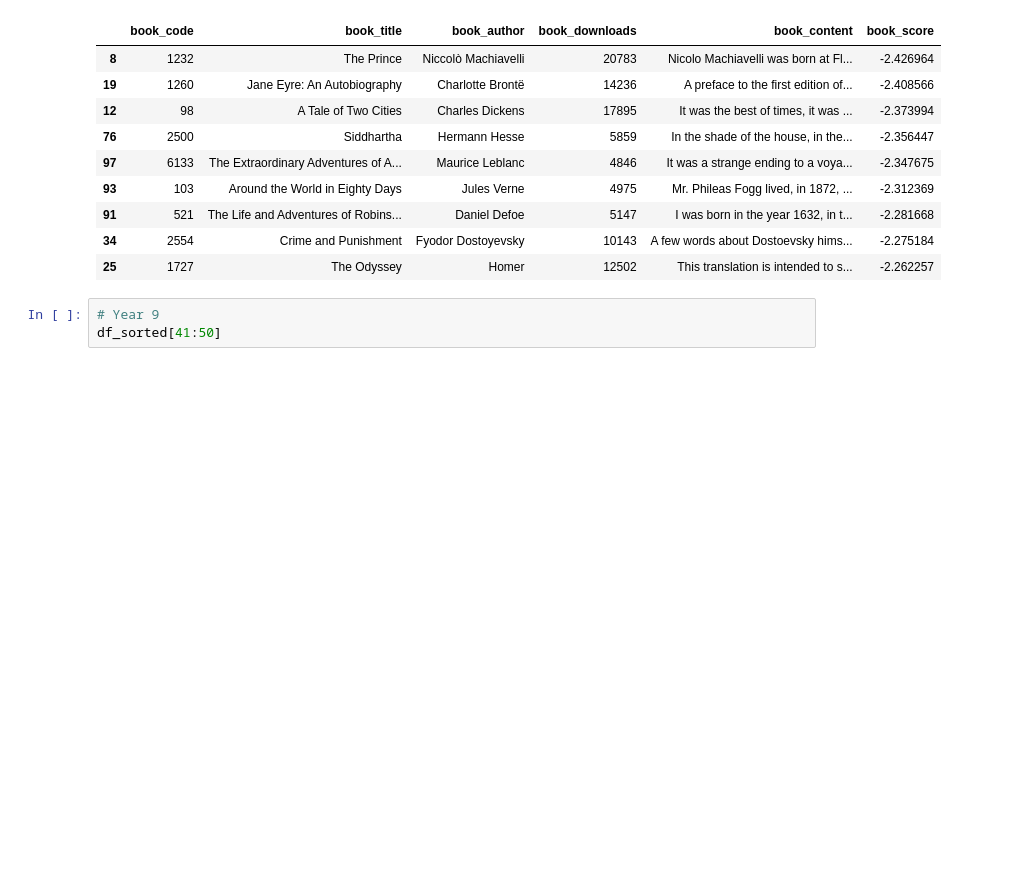
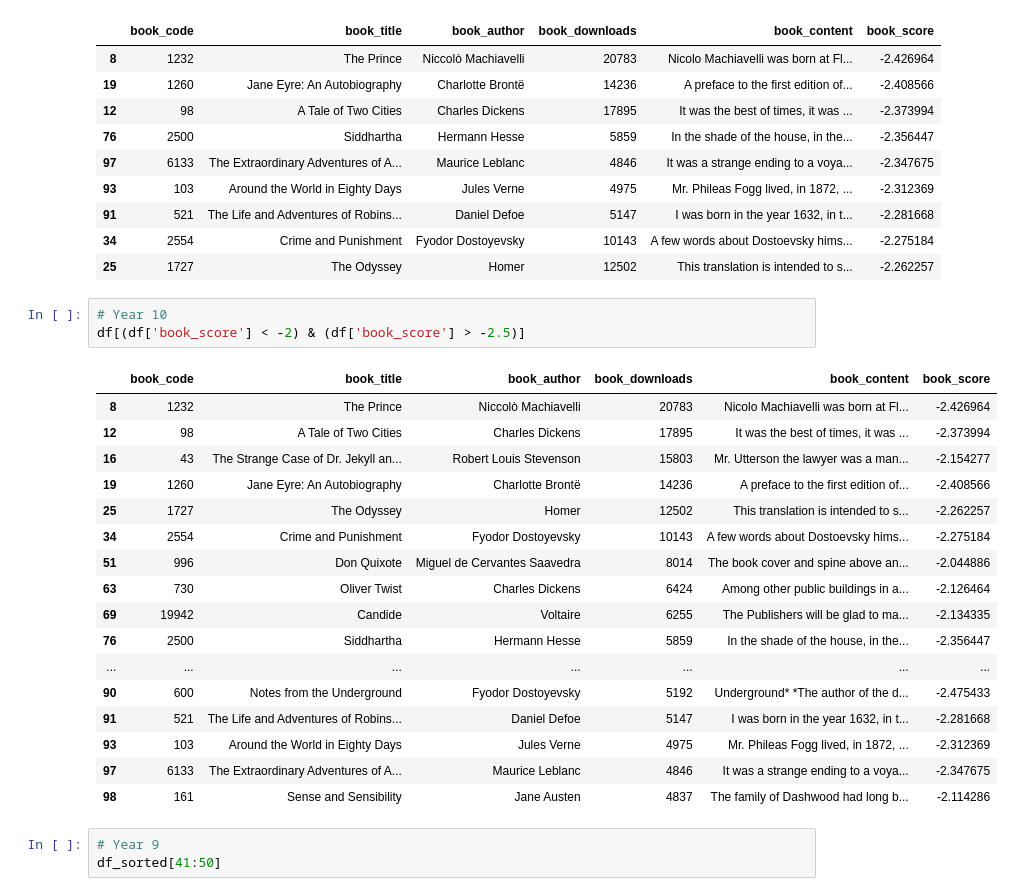
Before and after one commit to Caaarlogan/MSA2021Phase2DataScience, a Jupyter notebook: Top 100 Books Evaluation.ipynb, the cells around one changed output. Drawn from its saved outputs; the diff is of its cells as text; blank space fills up the shorter version.

```diff
--- a/Top 100 Books Evaluation.ipynb
+++ b/Top 100 Books Evaluation.ipynb
@@ -146,6 +201,27 @@ df_sorted[31:40]
 | 91 | 521 | The Life and Adventures of Robins... | Daniel Defoe | 5147 | I was born in the year 1632, in t... | -2.281668 |
 | 34 | 2554 | Crime and Punishment | Fyodor Dostoyevsky | 10143 | A few words about Dostoevsky hims... | -2.275184 |
 | 25 | 1727 | The Odyssey | Homer | 12502 | This translation is intended to s... | -2.262257 |
+# %%
+# Year 10
+df[(df['book_score'] < -2) & (df['book_score'] > -2.5)]
+# %% [output]
+|  | book_code | book_title | book_author | book_downloads | book_content | book_score |
+| 8 | 1232 | The Prince | Niccolò Machiavelli | 20783 | Nicolo Machiavelli was born at Fl... | -2.426964 |
+| 12 | 98 | A Tale of Two Cities | Charles Dickens | 17895 | It was the best of times, it was ... | -2.373994 |
+| 16 | 43 | The Strange Case of Dr. Jekyll an... | Robert Louis Stevenson | 15803 | Mr. Utterson the lawyer was a man... | -2.154277 |
+| 19 | 1260 | Jane Eyre: An Autobiography | Charlotte Brontë | 14236 | A preface to the first edition of... | -2.408566 |
+| 25 | 1727 | The Odyssey | Homer | 12502 | This translation is intended to s... | -2.262257 |
+| 34 | 2554 | Crime and Punishment | Fyodor Dostoyevsky | 10143 | A few words about Dostoevsky hims... | -2.275184 |
+| 51 | 996 | Don Quixote | Miguel de Cervantes Saavedra | 8014 | The book cover and spine above an... | -2.044886 |
+| 63 | 730 | Oliver Twist | Charles Dickens | 6424 | Among other public buildings in a... | -2.126464 |
+| 69 | 19942 | Candide | Voltaire | 6255 | The Publishers will be glad to ma... | -2.134335 |
+| 76 | 2500 | Siddhartha | Hermann Hesse | 5859 | In the shade of the house, in the... | -2.356447 |
+| ... | ... | ... | ... | ... | ... | ... |
+| 90 | 600 | Notes from the Underground | Fyodor Dostoyevsky | 5192 | Underground* *The author of the d... | -2.475433 |
+| 91 | 521 | The Life and Adventures of Robins... | Daniel Defoe | 5147 | I was born in the year 1632, in t... | -2.281668 |
+| 93 | 103 | Around the World in Eighty Days | Jules Verne | 4975 | Mr. Phileas Fogg lived, in 1872, ... | -2.312369 |
+| 97 | 6133 | The Extraordinary Adventures of A... | Maurice Leblanc | 4846 | It was a strange ending to a voya... | -2.347675 |
+| 98 | 161 | Sense and Sensibility | Jane Austen | 4837 | The family of Dashwood had long b... | -2.114286 |
 # %%
 # Year 9
 df_sorted[41:50]
```
Also changed, not shown: parts of 6 cells of this notebook, 1 other file.
